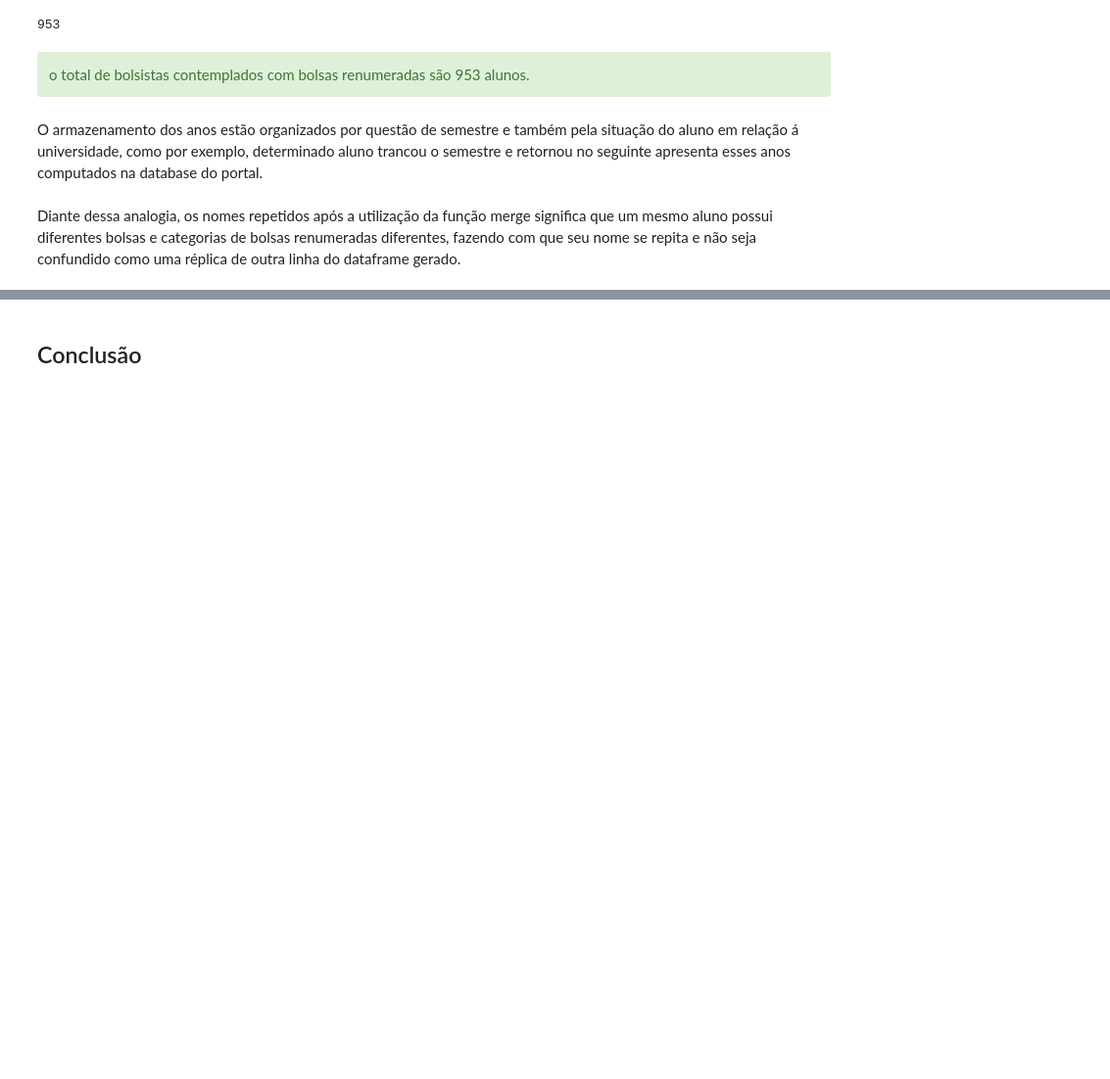
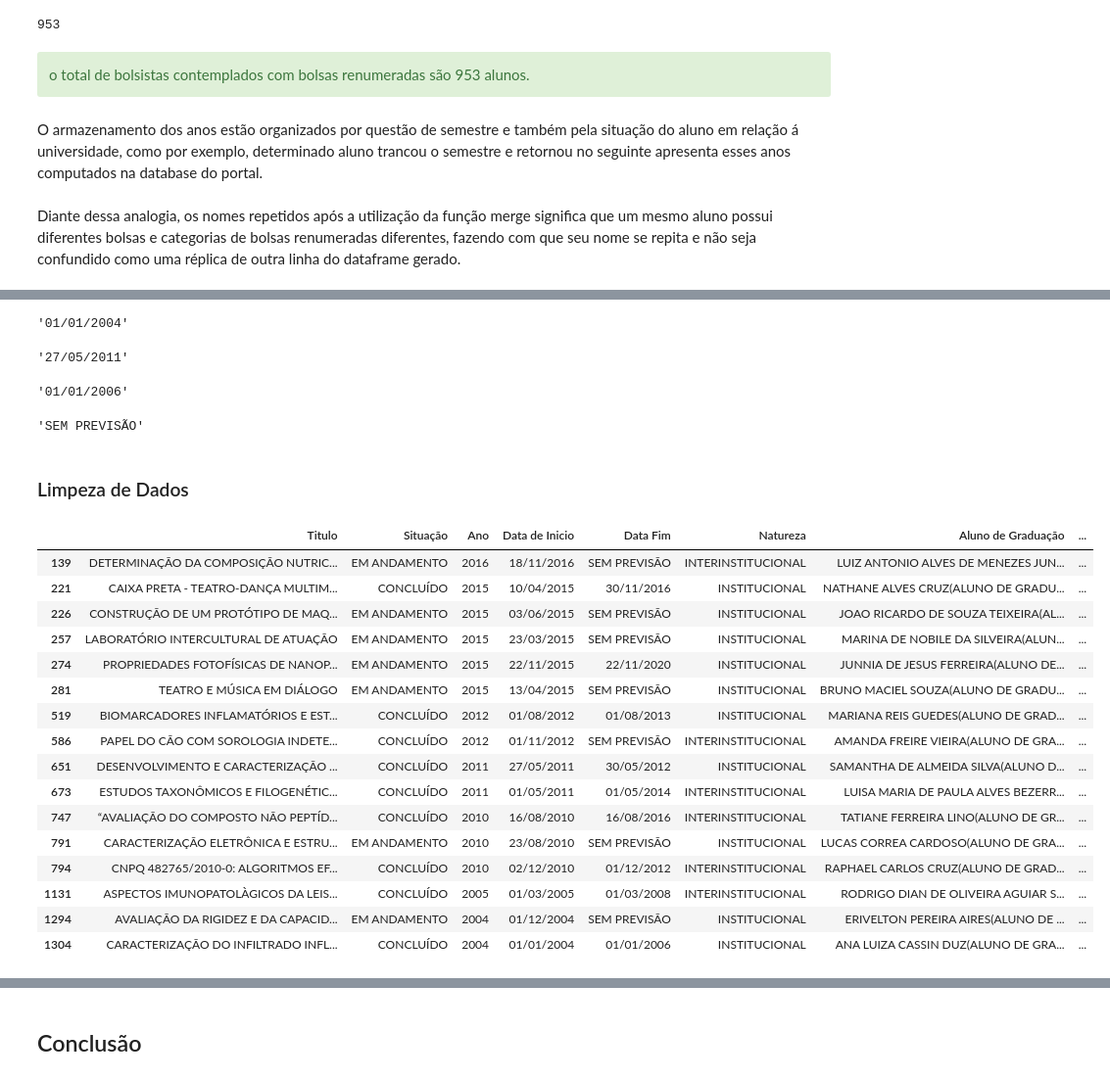
Before and after one commit to riguedes/IC_UFOP, a Jupyter notebook: teste.ipynb, the cells around one changed output, grey strips where cells are left out. Shown at 98% size. Drawn from its saved outputs; the diff is of its cells as text; code cells hidden in the pictures; blank space fills up the shorter version.

```diff
--- a/teste.ipynb
+++ b/teste.ipynb
@@ -679,0 +768,18 @@ Diante dessa analogia, os nomes repetidos após a utilização da função merge
+# %%
+df_dois['Data de Inicio'].min() #menor data de inicio do dataframe
+# %% [output]
+'01/01/2004'
+# %%
+df_dois['Data de Inicio'].max() #maior data de inicio do dataframe
+# %% [output]
+'27/05/2011'
+# %%
+df_dois['Data Fim'].min() #menor data fim do dataframe
+# %% [output]
+'01/01/2006'
+# %%
+df_dois['Data Fim'].max() #maior data fim do dataframe
+# %% [output]
+'SEM PREVISÃO'
+# %% [markdown]
+### Limpeza de Dados
@@ -679,0 +791,20 @@ Diante dessa analogia, os nomes repetidos após a utilização da função merge
+# %%
+df_dois
+# %% [output]
+|  | Titulo | Situação | Ano | Data de Inicio | Data Fim | Natureza | Aluno de Graduação | ... |
+| 139 | DETERMINAÇÃO DA COMPOSIÇÃO NUTRIC... | EM ANDAMENTO | 2016 | 18/11/2016 | SEM PREVISÃO | INTERINSTITUCIONAL | LUIZ ANTONIO ALVES DE MENEZES JUN... | ... |
+| 221 | CAIXA PRETA - TEATRO-DANÇA MULTIM... | CONCLUÍDO | 2015 | 10/04/2015 | 30/11/2016 | INSTITUCIONAL | NATHANE ALVES CRUZ(ALUNO DE GRADU... | ... |
+| 226 | CONSTRUÇÃO DE UM PROTÓTIPO DE MAQ... | EM ANDAMENTO | 2015 | 03/06/2015 | SEM PREVISÃO | INSTITUCIONAL | JOAO RICARDO DE SOUZA TEIXEIRA(AL... | ... |
+| 257 | LABORATÓRIO INTERCULTURAL DE ATUAÇÃO | EM ANDAMENTO | 2015 | 23/03/2015 | SEM PREVISÃO | INSTITUCIONAL | MARINA DE NOBILE DA SILVEIRA(ALUN... | ... |
+| 274 | PROPRIEDADES FOTOFÍSICAS DE NANOP... | EM ANDAMENTO | 2015 | 22/11/2015 | 22/11/2020 | INSTITUCIONAL | JUNNIA DE JESUS FERREIRA(ALUNO DE... | ... |
+| 281 | TEATRO E MÚSICA EM DIÁLOGO | EM ANDAMENTO | 2015 | 13/04/2015 | SEM PREVISÃO | INSTITUCIONAL | BRUNO MACIEL SOUZA(ALUNO DE GRADU... | ... |
+| 519 | BIOMARCADORES INFLAMATÓRIOS E EST... | CONCLUÍDO | 2012 | 01/08/2012 | 01/08/2013 | INSTITUCIONAL | MARIANA REIS GUEDES(ALUNO DE GRAD... | ... |
+| 586 | PAPEL DO CÃO COM SOROLOGIA INDETE... | CONCLUÍDO | 2012 | 01/11/2012 | SEM PREVISÃO | INTERINSTITUCIONAL | AMANDA FREIRE VIEIRA(ALUNO DE GRA... | ... |
+| 651 | DESENVOLVIMENTO E CARACTERIZAÇÃO ... | CONCLUÍDO | 2011 | 27/05/2011 | 30/05/2012 | INSTITUCIONAL | SAMANTHA DE ALMEIDA SILVA(ALUNO D... | ... |
+| 673 | ESTUDOS TAXONÔMICOS E FILOGENÉTIC... | CONCLUÍDO | 2011 | 01/05/2011 | 01/05/2014 | INTERINSTITUCIONAL | LUISA MARIA DE PAULA ALVES BEZERR... | ... |
+| 747 | “AVALIAÇÃO DO COMPOSTO NÃO PEPTÍD... | CONCLUÍDO | 2010 | 16/08/2010 | 16/08/2016 | INTERINSTITUCIONAL | TATIANE FERREIRA LINO(ALUNO DE GR... | ... |
+| 791 | CARACTERIZAÇÃO ELETRÔNICA E ESTRU... | EM ANDAMENTO | 2010 | 23/08/2010 | SEM PREVISÃO | INSTITUCIONAL | LUCAS CORREA CARDOSO(ALUNO DE GRA... | ... |
+| 794 | CNPQ 482765/2010-0: ALGORITMOS EF... | CONCLUÍDO | 2010 | 02/12/2010 | 01/12/2012 | INTERINSTITUCIONAL | RAPHAEL CARLOS CRUZ(ALUNO DE GRAD... | ... |
+| 1131 | ASPECTOS IMUNOPATOLÀGICOS DA LEIS... | CONCLUÍDO | 2005 | 01/03/2005 | 01/03/2008 | INTERINSTITUCIONAL | RODRIGO DIAN DE OLIVEIRA AGUIAR S... | ... |
+| 1294 | AVALIAÇÃO DA RIGIDEZ E DA CAPACID... | EM ANDAMENTO | 2004 | 01/12/2004 | SEM PREVISÃO | INSTITUCIONAL | ERIVELTON PEREIRA AIRES(ALUNO DE ... | ... |
+| 1304 | CARACTERIZAÇÃO DO INFILTRADO INFL... | CONCLUÍDO | 2004 | 01/01/2004 | 01/01/2006 | INSTITUCIONAL | ANA LUIZA CASSIN DUZ(ALUNO DE GRA... | ... |
```
Also changed, not shown: parts of 27 cells of this notebook.
